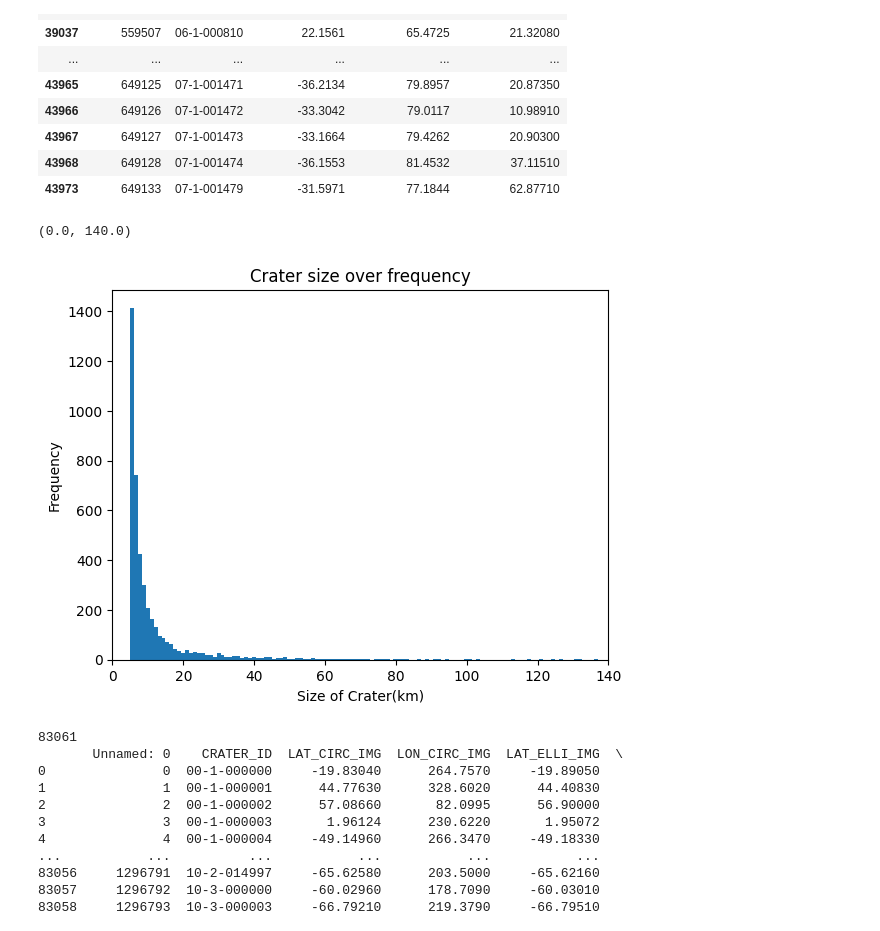
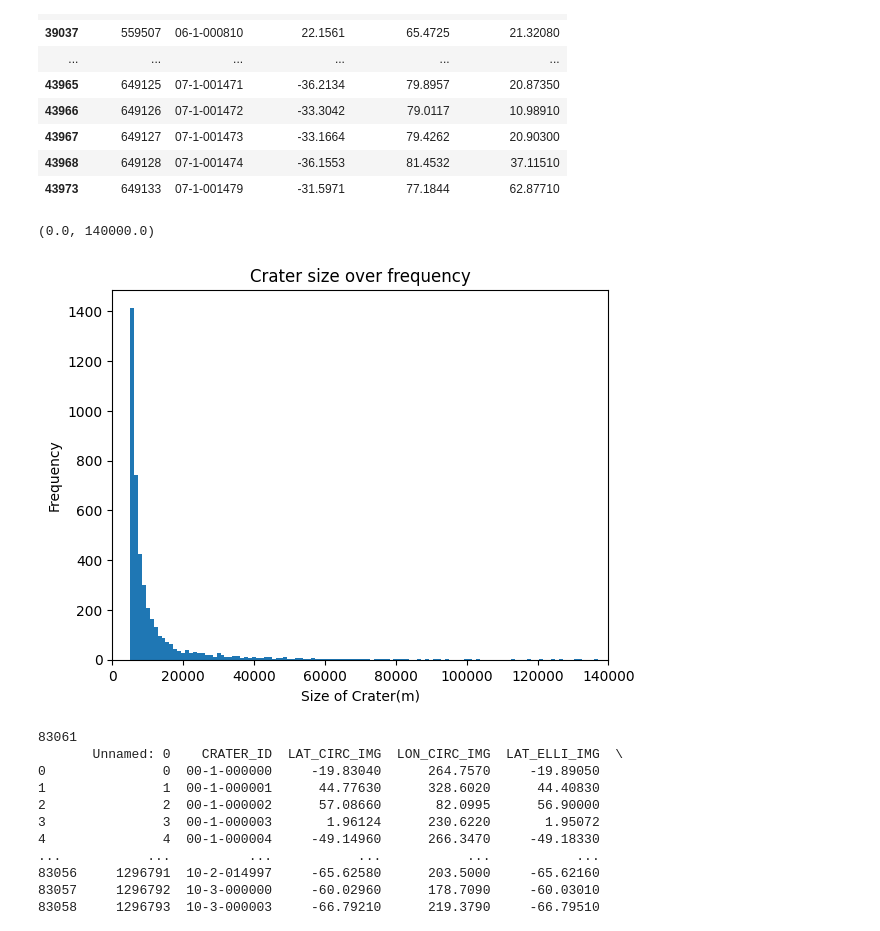
Before and after one commit to jlevitsky/AstroStatsFinal, a Jupyter notebook: FinalNotebook.ipynb, the cells around one changed output. Saved outputs shown, nothing was run; the diff lists cells and outputs as text; code cells hidden in the pictures.

```diff
--- a/FinalNotebook.ipynb
+++ b/FinalNotebook.ipynb
@@ -217,14 +226,15 @@ def find_craters_in_maria(center_lat,center_lon, half_diameter):
 # %%
-#plotting
+# Check the distribution of crater diameters for craters in the maria
 
 import matplotlib.pyplot as plt
 import matplotlib
-plt.hist(crater_list["DIAM_CIRC_IMG"], bins=1000)
+crater_diams_m=[crater_diam*1000 for crater_diam in crater_list["DIAM_CIRC_IMG"]] # convert crater diameter to m
+plt.hist(crater_diams_m, bins=1000)
 plt.title("Crater size over frequency")
-plt.xlabel("Size of Crater(km)")
+plt.xlabel("Size of Crater(m)")
 plt.ylabel("Frequency")
-plt.xlim(0,140)
+plt.xlim(0,140000)
 # %% [output]
-(0.0, 140.0)
+(0.0, 140000.0)
-[figure, old version]
+[figure, new version]
 # %%
```
Also changed, not shown: parts of 14 cells of this notebook.
